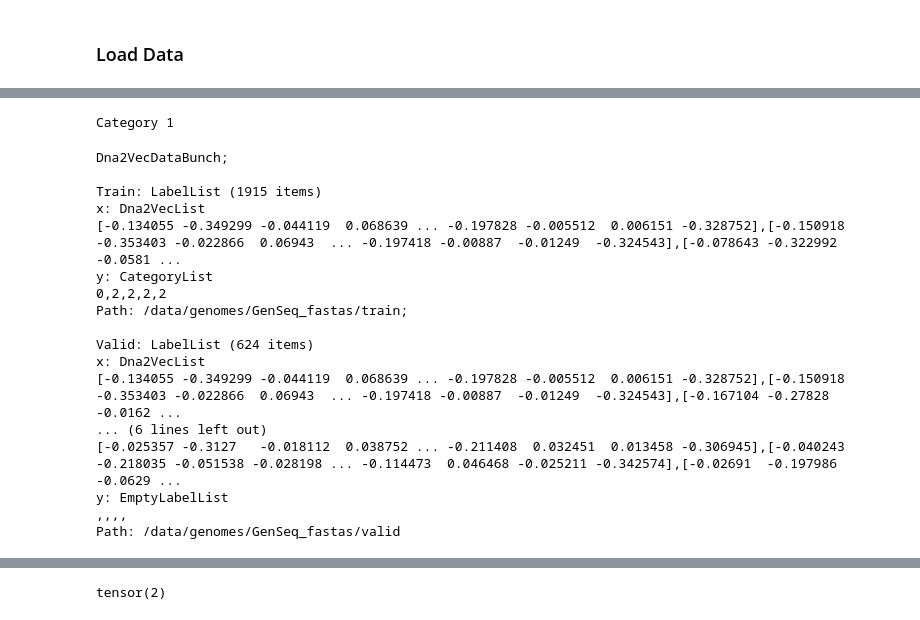
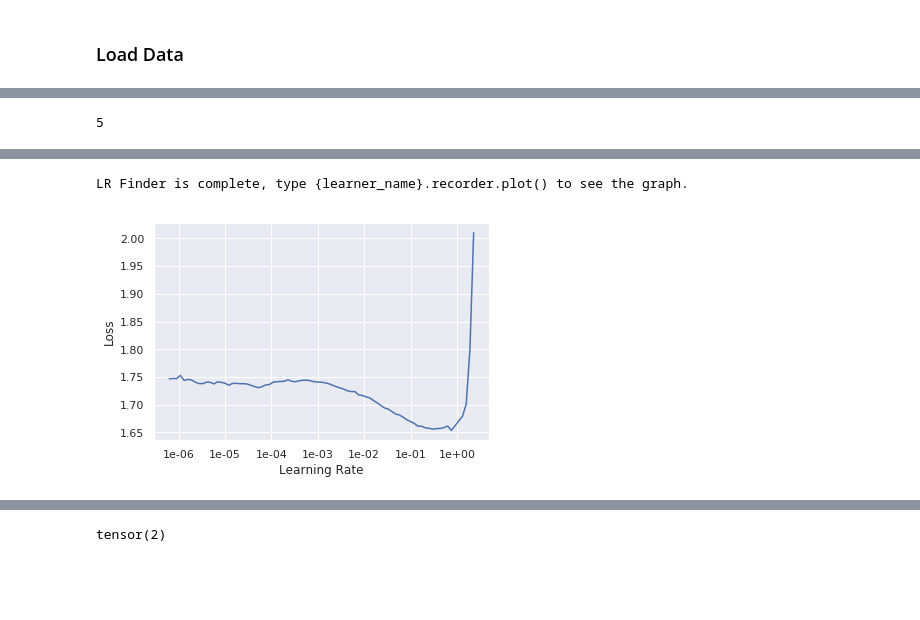
Before and after one commit to sergeman/fastai-genomic, a Jupyter notebook: ipynb/BacteriaClassifier.ipynb, the cells around one changed output, grey strips where cells are left out. Drawn from its saved outputs; the diff is of its cells as text; code cells hidden in the pictures; blank space fills up the shorter version.

```diff
--- a/ipynb/BacteriaClassifier.ipynb
+++ b/ipynb/BacteriaClassifier.ipynb
@@ -42,25 +47,19 @@ word_vectors = Word2Vec.load_word2vec_format('../faigen/pretrained/embeddings/dn
 # %%
 #export
-print("Loading Data")
-DB="/data/genomes/GenSeq_fastas"
+# DB="/data/genomes/GenSeq_fastas"
 # DB='/home/serge/development/genomes/ncbi-genomes-2019-04-07/bacterial genomes'
+DB="/home/serge/database/data/genomes/ncbi-genomes-2019-04-07/Bacillus"
 
-filters=[partial(regex_filter, rx="Bacillus|Staphylococcus|Vibrio|Rhizobium"),partial(regex_filter, rx="plasmid?\s", keep=False)]
+bunch=None
+learner=None
+gc.collect()
+
+#filters=[partial(regex_filter, rx="Streptomyces|Staphylococcus|Vibrio|Rhizobium"),partial(regex_filter, rx="plasmid?\s", keep=False)]
 #        partial(count_filter,num_fastas=(1,1), keep=1)]
 
-bunch = Dna2VecDataBunch.from_folder(DB,test="test",
-             filters=filters,
-             labeler=lambda x: x.split()[1],
-             emb=word_vectors,ngram=8,skip=0,
+bunch = Dna2VecDataBunch.from_folder(DB,
+             filters=[],
+             labeler=lambda x: " ".join(x.split()[1:3]),
+             emb=word_vectors,ngram=11,skip=0,
              n_cpus=7,agg=partial(np.mean, axis=0))
-
-print("Creating Learner")
-layers=[nn.Linear(bunch.train_dl.x.c,10),nn.ReLU(),
-        nn.Linear(10,bunch.train_dl.y.c)]
-bac_classifier = SequentialEx(*layers)
-print(bac_classifier)
-learn = Learner(bunch, bac_classifier, metrics=[accuracy])
-
-print ("Training")
-learn.fit_one_cycle(3,5e-2)
 # %% [output]
@@ -80,0 +141,13 @@ Training
+# %%
+print("Creating Learner")
+layers=[
+        nn.Linear(bunch.train_dl.x.c,100),nn.ReLU6(),
+        nn.Linear(100,100),nn.ReLU6(),
+        nn.BatchNorm1d(100),
+        nn.Linear(100,21),nn.ReLU6(),
+        nn.BatchNorm1d(21),
+        nn.Dropout(0.5),
+        nn.Linear(21,bunch.train_dl.y.c)]
+bac_classifier = SequentialEx(*layers)
+print(bac_classifier)
+learn = Learner(bunch, bac_classifier, metrics=[accuracy])
@@ -81,24 +170,7 @@ Training
 # %%
-bunch.valid_ds.y[3]
+bunch.train_dl.y.c
 # %% [output]
-Category 1
+5
-# %%
-bunch
-# %% [output]
-Dna2VecDataBunch;
-
-Train: LabelList (1915 items)
-x: Dna2VecList
-[-0.134055 -0.349299 -0.044119  0.068639 ... -0.197828 -0.005512  0.006151 -0.328752],[-0.150918 -0.353403 -0.022866  0.06943  ... -0.197418 -0.00887  -0.01249  -0.324543],[-0.078643 -0.322992 -0.0581 ...
-y: CategoryList
-0,2,2,2,2
-Path: /data/genomes/GenSeq_fastas/train;
-
-Valid: LabelList (624 items)
-x: Dna2VecList
-[-0.134055 -0.349299 -0.044119  0.068639 ... -0.197828 -0.005512  0.006151 -0.328752],[-0.150918 -0.353403 -0.022866  0.06943  ... -0.197418 -0.00887  -0.01249  -0.324543],[-0.167104 -0.27828  -0.0162 ...
-... (6 lines left out)
-[-0.025357 -0.3127   -0.018112  0.038752 ... -0.211408  0.032451  0.013458 -0.306945],[-0.040243 -0.218035 -0.051538 -0.028198 ... -0.114473  0.046468 -0.025211 -0.342574],[-0.02691  -0.197986 -0.0629 ...
-y: EmptyLabelList
-,,,,
-Path: /data/genomes/GenSeq_fastas/valid
+# %%
+learn.lr_find();learn.recorder.plot()
+# %% [output]
@@ -104,0 +178,2 @@ Path: /data/genomes/GenSeq_fastas/valid
+LR Finder is complete, type {learner_name}.recorder.plot() to see the graph.
+[figure, added]
```
Also changed, not shown: parts of 50 cells of this notebook, 4 other files.
